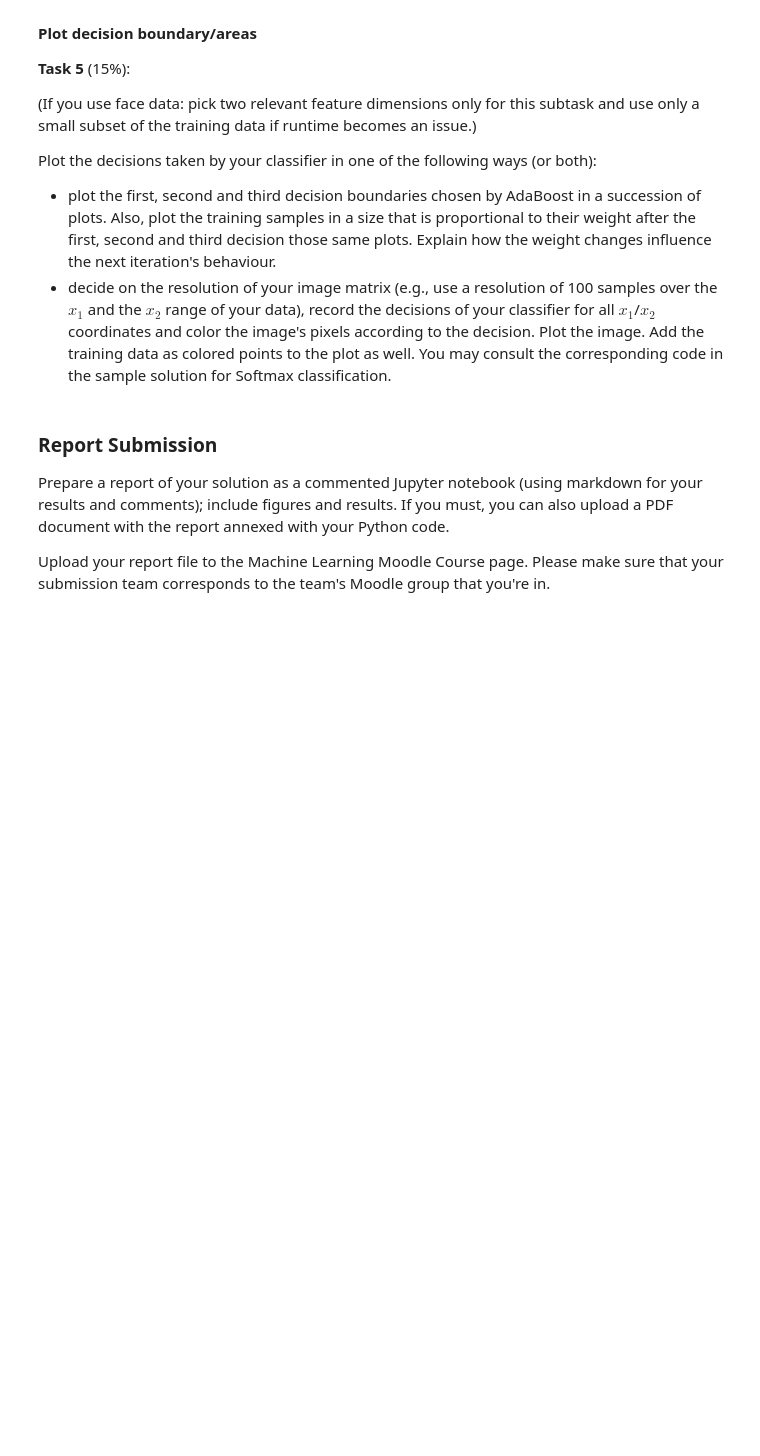
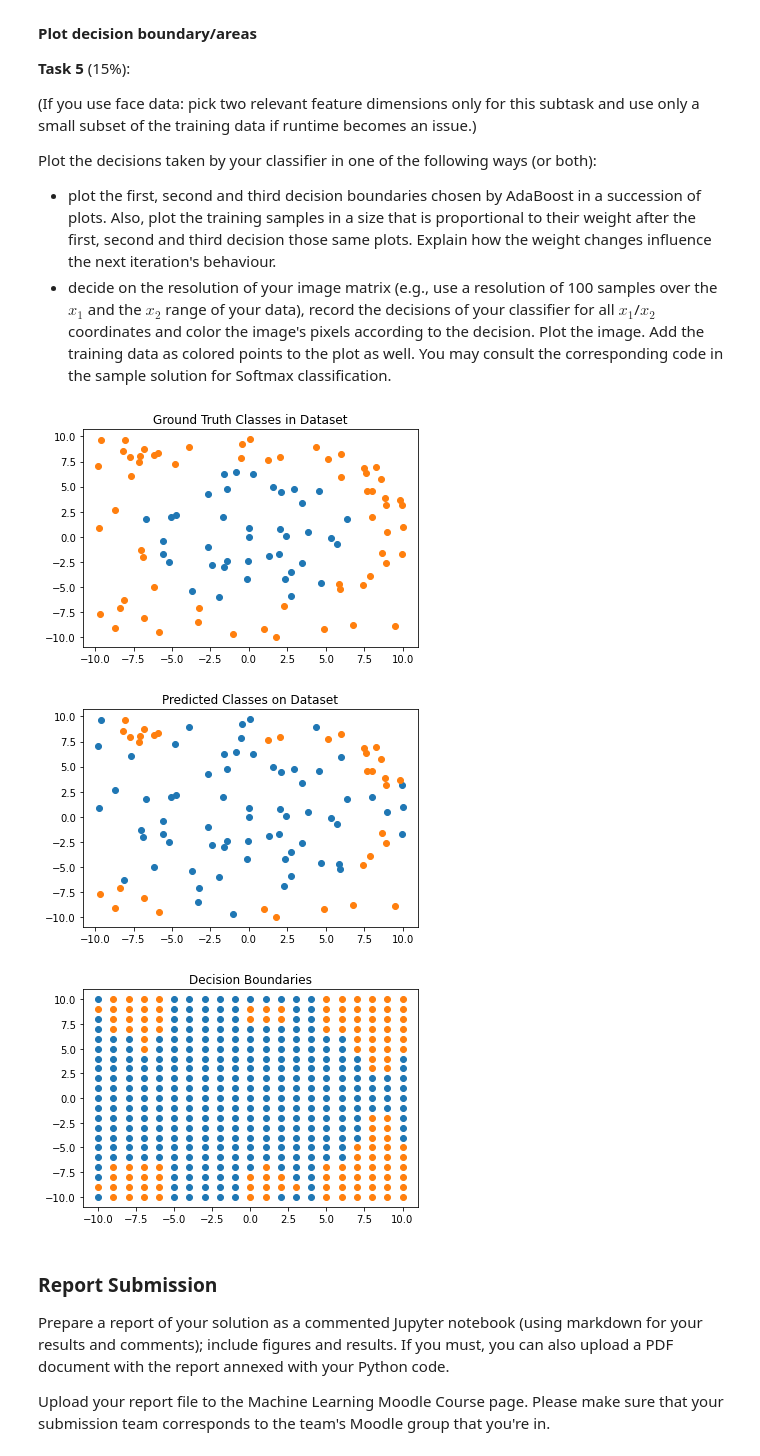
Before and after one commit to MzudemO/ml-ss2021, a Jupyter notebook: Assignment 5/exercise_5_Adaboost_sheet.ipynb, the cells around one changed output. Cells and saved outputs as stored; diff of their text form; code cells hidden in the pictures; blank space fills up the shorter version.

```diff
--- a/Assignment 5/exercise_5_Adaboost_sheet.ipynb
+++ b/Assignment 5/exercise_5_Adaboost_sheet.ipynb
@@ -207,6 +299,49 @@ Evaluate your training set error, as well as evaluation set errors over the iter
 Plot the decisions taken by your classifier in one of the following ways (or both):
  * plot the first, second and third decision boundaries chosen by AdaBoost in a succession of plots. Also, plot the training samples in a size that is proportional to their weight after the first, second and third decision those same plots. Explain how the weight changes influence the next iteration's behaviour.
  * decide on the resolution of your image matrix (e.g., use a resolution of 100 samples over the $x_1$ and the $x_2$ range of your data), record the decisions of your classifier for all $x_1$/$x_2$ coordinates and color the image's pixels according to the decision. Plot the image. Add the training data as colored points to the plot as well. You may consult the corresponding code in the sample solution for Softmax classification.
+# %%
+data = np.loadtxt('dataCircle.txt')
+np.random.shuffle(data)
+train = data
+test = np.array(np.meshgrid(np.arange(-10, 11, 1), np.arange(-10, 11, 1))).T.reshape(-1, 2)
+
+circle_data = data[data[:, -1] == 1]
+plt.scatter(circle_data[:, 0], circle_data[:, 1])
+non_circle_data = data[data[:, -1] == -1]
+plt.scatter(non_circle_data[:, 0], non_circle_data[:, 1])
+plt.title("Ground Truth Classes in Dataset")
+plt.show()
+
+ensemble = AdaBoost()
+training_errors, eval_errors = ensemble.train(train, test, 100, random_boundary=True)
+
+pred = ensemble.predict(train)
+
+circle_pred = np.argwhere(np.array(pred) == 1)
+circle_pred_data = train[circle_pred[:, 0]]
+plt.scatter(circle_pred_data[:, 0], circle_pred_data[:, 1])
+
+non_circle_pred = np.argwhere(np.array(pred) == -1)
+non_circle_pred_data = train[non_circle_pred[:, 0]]
+plt.scatter(non_circle_pred_data[:, 0], non_circle_pred_data[:, 1])
+plt.title("Predicted Classes on Dataset")
+plt.show()
+
+pred = ensemble.predict(test)
+
+circle_pred = np.argwhere(np.array(pred) == 1)
+circle_pred_data = test[circle_pred[:, 0]]
+plt.scatter(circle_pred_data[:, 0], circle_pred_data[:, 1])
+
+non_circle_pred = np.argwhere(np.array(pred) == -1)
+non_circle_pred_data = test[non_circle_pred[:, 0]]
+plt.scatter(non_circle_pred_data[:, 0], non_circle_pred_data[:, 1])
+plt.title("Decision Boundaries")
+plt.show()
+# %% [output]
+[figure, added]
+[figure, added]
+[figure, added]
 # %% [markdown]
 ### Report Submission
 
```
Also changed, not shown: parts of 8 cells of this notebook.
